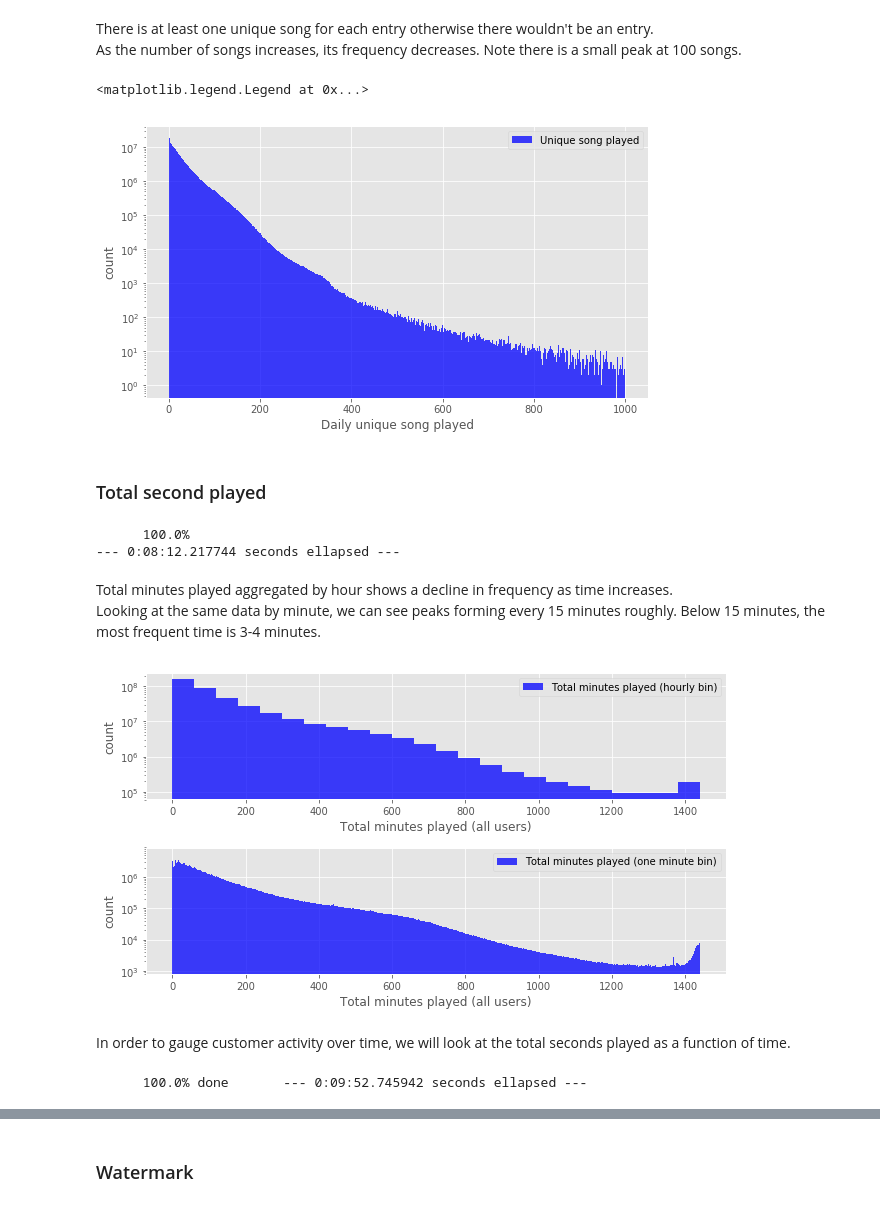
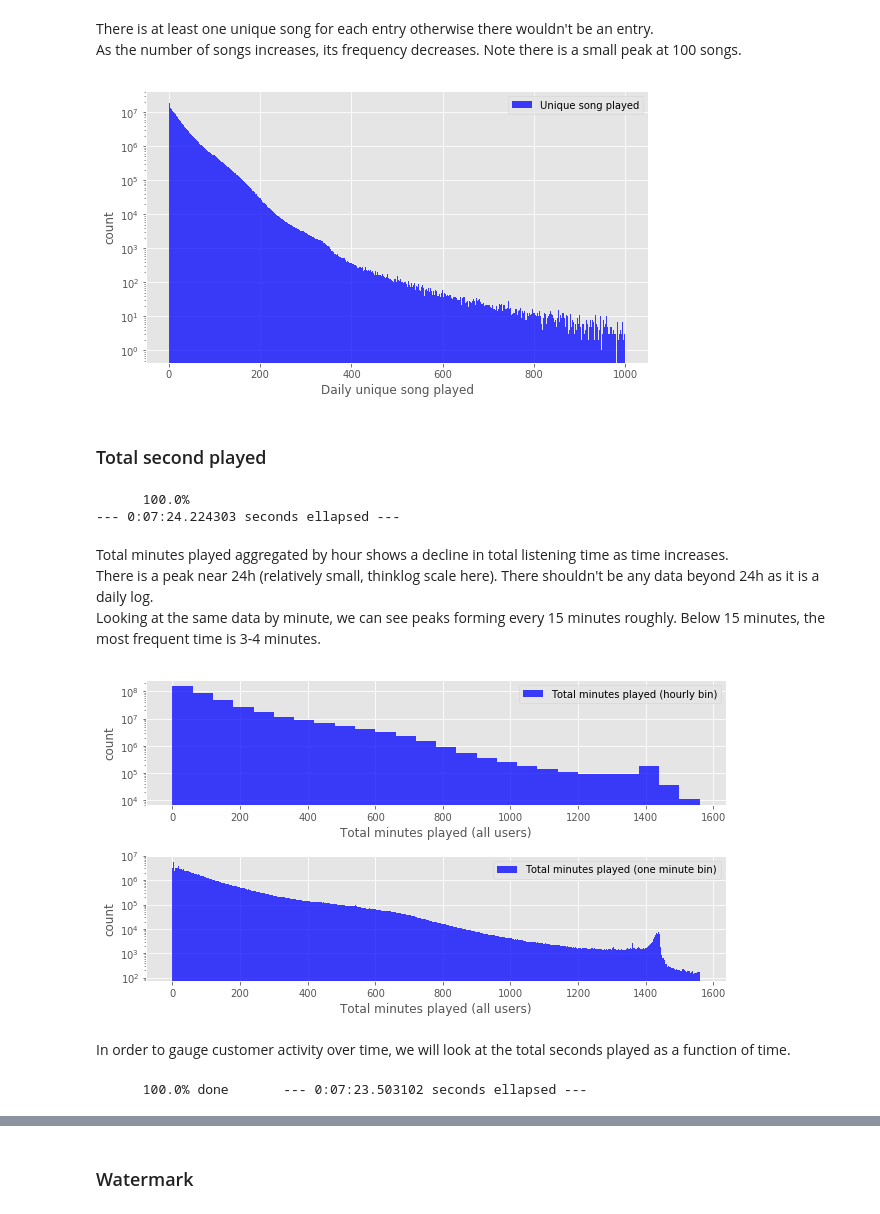
Before and after one commit to cedricherman/Churn_Prediction_KKBOX, a Jupyter notebook: notebooks/KKBOX_Data_Exploration_UserLog.ipynb, the cells around one changed output, grey strips where cells are left out. Saved outputs shown, nothing was run; the diff lists cells and outputs as text; code cells hidden in the pictures.

```diff
--- a/notebooks/KKBOX_Data_Exploration_UserLog.ipynb
+++ b/notebooks/KKBOX_Data_Exploration_UserLog.ipynb
@@ -93,7 +91,7 @@ print("\n--- %s seconds ellapsed ---" % (timedelta(seconds = time() - start_time
 # %% [markdown]
 Looking at the number of songs played, each percentile played have many zeros but they may not be happening at the same time. (25, 50, 75)% share a similar trend but different amplitude. However, 98.5% and 100% are rather unique.
 # %%
-_ , ax = plt.subplots(figsize = (9, 5))
+figax , ax = plt.subplots(figsize = (9, 5))
 
 # extent bins to match the number of histogram
 X_unit = np.tile(bin_edges[:-1], Ncol).reshape((-1,Ncol), order='F')
@@ -113,4 +111,5 @@ ax.set_xlabel('Daily number of songs played per song length')
 # add title to legend
 handles, labels = ax.get_legend_handles_labels()
 ax.legend(handles, labels, title = '% played')
+figax.savefig(os.path.join(os.pardir, 'reports', 'figures', 'Songs_Percent_hist.png'))
 # %% [output]
@@ -148,7 +146,7 @@ print("\n--- %s seconds ellapsed ---" % (timedelta(seconds = time() - start_time
 There is at least one unique song for each entry otherwise there wouldn't be an entry.<br>
 As the number of songs increases, its frequency decreases. Note there is a small peak at 100 songs.
 # %%
-_ , axunq = plt.subplots(figsize = (9, 5))
+figunq , axunq = plt.subplots(figsize = (9, 5))
 
 # prepare legend labels
 legend_labels = ['Unique song played']
@@ -164,17 +162,17 @@ axunq.set_xlabel('Daily unique song played')
 
 # add title to legend
 axunq.legend()
+figunq.savefig(os.path.join(os.pardir, 'reports', 'figures', 'Unique_Songs_hist.png'))
 # %% [output]
-<matplotlib.legend.Legend at 0x...>
 [figure]
 # %% [markdown]
 ### Total second played
 # %%
-# total number of bin
-Nbin_tot = 24*60
+# total number of bin (total seconds should not be more than 24h)
+Nbin_tot = 26*60
 
 # compute hourly bin
-bin_edges_hourly = np.linspace( 0, Nbin_tot, num=25)
+bin_edges_hourly = np.linspace( 0, Nbin_tot, num=int(Nbin_tot/60)+1 )
 
 # Compute 1 min bin
 bin_edges_bymin = np.linspace( 0, Nbin_tot, num=Nbin_tot+1)
@@ -211,33 +209,36 @@ for df_chunk in reader_iter:
 print("\n--- %s seconds ellapsed ---" % (timedelta(seconds = time() - start_time)))
 # %% [output]
       100.0%
---- 0:08:12.217744 seconds ellapsed ---
+--- 0:07:24.224303 seconds ellapsed ---
 # %% [markdown]
-Total minutes played aggregated by hour shows a decline in frequency as time increases.<br>
+Total minutes played aggregated by hour shows a decline in total listening time as time increases.<br>
+There is a peak near 24h (relatively small, thinklog scale here). There shouldn't be any data beyond 24h as it is a daily log.<br>
 Looking at the same data by minute, we can see peaks forming every 15 minutes roughly. Below 15 minutes, the most frequent time is 3-4 minutes.
 # %%
-_ , axtotsec = plt.subplots(2, 1, figsize = (9, 5))
+figtotsec , axtotsec = plt.subplots(2, 1, figsize = (9, 5))
 
 # prepare legend labels, bin edge
 legend_labels = ['Total minutes played (hourly bin)', 'Total minutes played (one minute bin)']
 bin_edges_list = [bin_edges_hourly, bin_edges_bymin]
 histo_list = [hist_hourly_tot, hist_bymin_tot]
 
 # plot histogram using weights
 for ax, bedge, h, l in zip(axtotsec,bin_edges_list,histo_list,legend_labels):
     _ = ax.hist(bedge[:-1], bins=bedge, weights=h, histtype='bar',\
                 alpha=0.75, color = 'b', linewidth = 2, label = l)
 
     # change axis option
     ax.set_yscale('log')
     ax.set_ylabel('count')
     ax.set_xlabel('Total minutes played (all users)')
 
     # add title to legend
     ax.legend()
-    plt.tight_layout()
+
+plt.tight_layout()
+figtotsec.savefig(os.path.join(os.pardir, 'reports', 'figures', 'TotalTime_hist.png'))
 # %% [output]
-[figure, old version]
+[figure, new version]
 # %% [markdown]
 In order to gauge customer activity over time, we will look at the total seconds played as a function of time.
 # %%
@@ -245,8 +246,8 @@ In order to gauge customer activity over time, we will look at the total seconds
 reader_iter = pd.read_csv(user_log_dir, index_col = 'date', parse_dates=['date'], chunksize=Num_rows,\
         usecols = ['msno', 'date', 'total_secs'])
 
-# empty series to aggregate total seconds
-s_tot_secs = pd.Series()
+# empty dataframe for aggregation over total seconds
+df_tot_secs = pd.DataFrame()
 
 # get start time of timer for processing time
 start_time = time()
@@ -254,23 +255,25 @@ row_counter = 0
 
 for df_chunk in reader_iter:
 
-    # convert totat secs to total minute
+    # get totat secs
     total_second = df_chunk.loc[:,'total_secs']
 
     # filter for negative values
-    total_second = total_second[(total_second > 0) & (total_second < 1e11)]
+    total_second = total_second[(total_second > 0) & (total_second < 24*3600)]
 #     if (total_second.total_secs < 0).any():
 #         total_second.total_secs[total_second.total_secs < 0].to_csv('Negative_val_{}.csv'.format(row_counter))
 
     # group by day and aggregate using sum()
-    s_sec = total_second.groupby(pd.Grouper(level='date', freq='D')).sum()
+    # get daily number of users too
+    # pd.Grouper(level='date', freq='D')
+    df_sec = total_second.groupby(level = 0).agg(['sum', 'count'])
 
     # add last time serie to global time serie
-    s_tot_secs = s_tot_secs.add(s_sec, fill_value = 0)
+    df_tot_secs = df_tot_secs.add(df_sec, fill_value = 0)
 
-    # get track of progress
+    # keep track of progress
     row_counter += df_chunk.shape[0]
     print('\r {:10.1f}% done \t--- {} seconds ellapsed ---'.format(row_counter/Total_rows*100,\
                                 timedelta(seconds = time() - start_time)) ,end='', flush=True)
 # %% [output]
-      100.0% done       --- 0:09:52.745942 seconds ellapsed ---
+      100.0% done       --- 0:07:23.503102 seconds ellapsed ---
```
Also changed, not shown: parts of 16 cells of this notebook, 8 other files.
